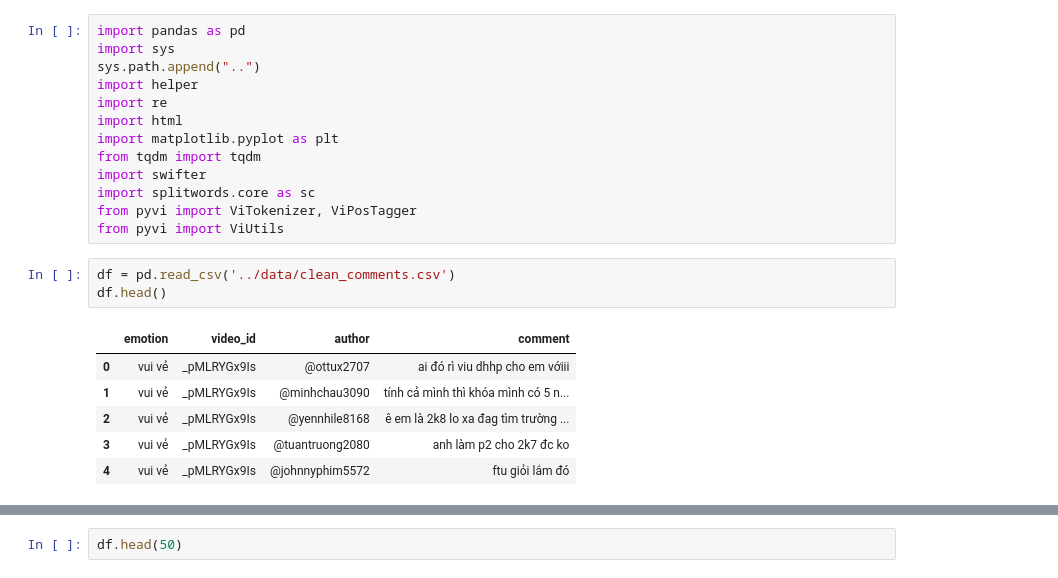
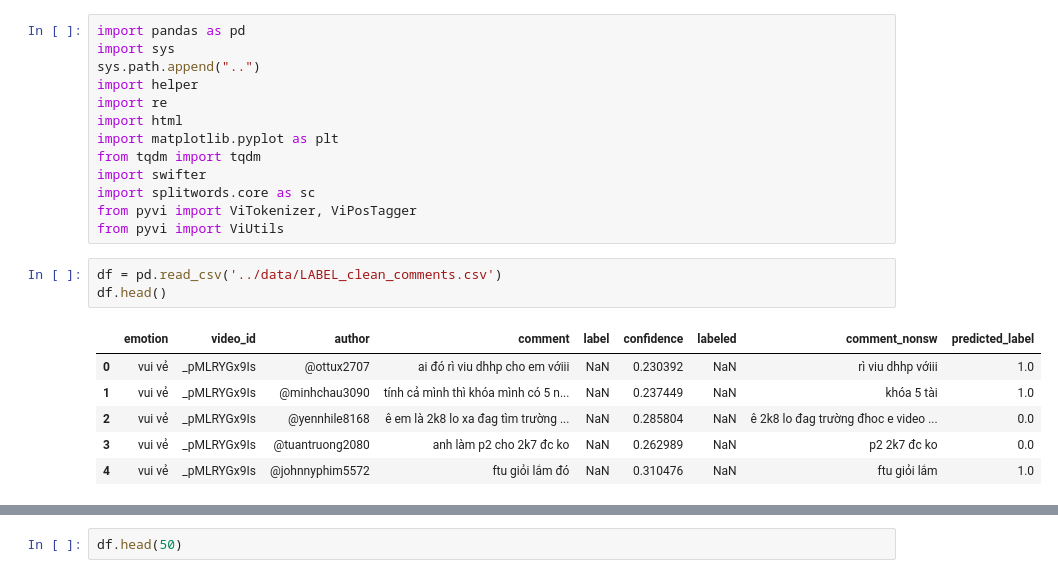
Before and after one commit to tungBKDN/e-commerce-crawler, a Jupyter notebook: dataCleaning/splitWords.ipynb, the cells around one changed output, grey strips where cells are left out. Saved outputs shown, nothing was run; the diff lists cells and outputs as text.

```diff
--- a/dataCleaning/splitWords.ipynb
+++ b/dataCleaning/splitWords.ipynb
@@ -12,15 +12,15 @@ import splitwords.core as sc
 from pyvi import ViTokenizer, ViPosTagger
 from pyvi import ViUtils
 # %%
-df = pd.read_csv('../data/clean_comments.csv')
+df = pd.read_csv('../data/LABEL_clean_comments.csv')
 df.head()
 # %% [output]
-|  | emotion | video_id | author | comment |
-| 0 | vui vẻ | _pMLRYGx9Is | @ottux2707 | ai đó rì viu dhhp cho em vớiii |
-| 1 | vui vẻ | _pMLRYGx9Is | @minhchau3090 | tính cả mình thì khóa mình có 5 n... |
-| 2 | vui vẻ | _pMLRYGx9Is | @yennhile8168 | ê em là 2k8 lo xa đag tìm trường ... |
-| 3 | vui vẻ | _pMLRYGx9Is | @tuantruong2080 | anh làm p2 cho 2k7 đc ko |
-| 4 | vui vẻ | _pMLRYGx9Is | @johnnyphim5572 | ftu giỏi lắm đó |
+|  | emotion | video_id | author | comment | label | confidence | labeled | comment_nonsw | predicted_label |
+| 0 | vui vẻ | _pMLRYGx9Is | @ottux2707 | ai đó rì viu dhhp cho em vớiii | NaN | 0.230392 | NaN | rì viu dhhp vớiii | 1.0 |
+| 1 | vui vẻ | _pMLRYGx9Is | @minhchau3090 | tính cả mình thì khóa mình có 5 n... | NaN | 0.237449 | NaN | khóa 5 tài | 1.0 |
+| 2 | vui vẻ | _pMLRYGx9Is | @yennhile8168 | ê em là 2k8 lo xa đag tìm trường ... | NaN | 0.285804 | NaN | ê 2k8 lo đag trường đhoc e video ... | 0.0 |
+| 3 | vui vẻ | _pMLRYGx9Is | @tuantruong2080 | anh làm p2 cho 2k7 đc ko | NaN | 0.262989 | NaN | p2 2k7 đc ko | 0.0 |
+| 4 | vui vẻ | _pMLRYGx9Is | @johnnyphim5572 | ftu giỏi lắm đó | NaN | 0.310476 | NaN | ftu giỏi lắm | 1.0 |
 # %%
 def abbreviations_fix(text: str):
     """
```
Also changed, not shown: parts of 2 cells of this notebook, 24 other files.
